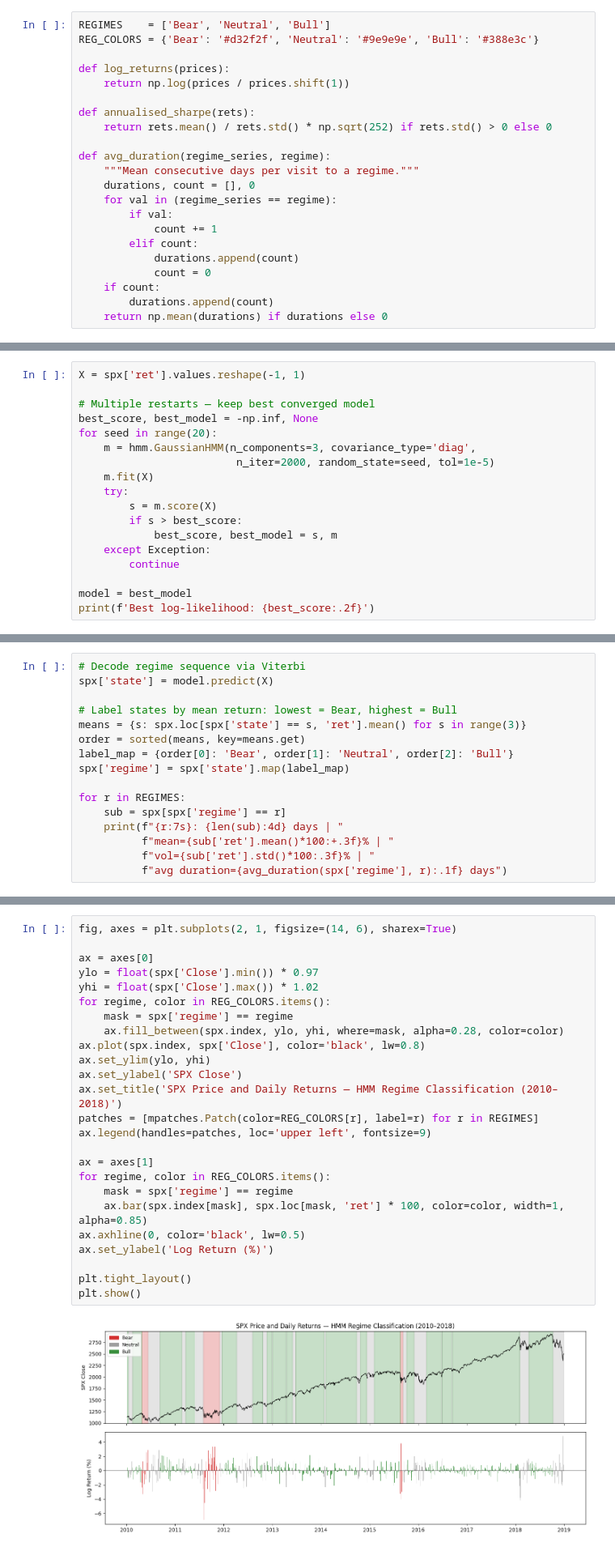
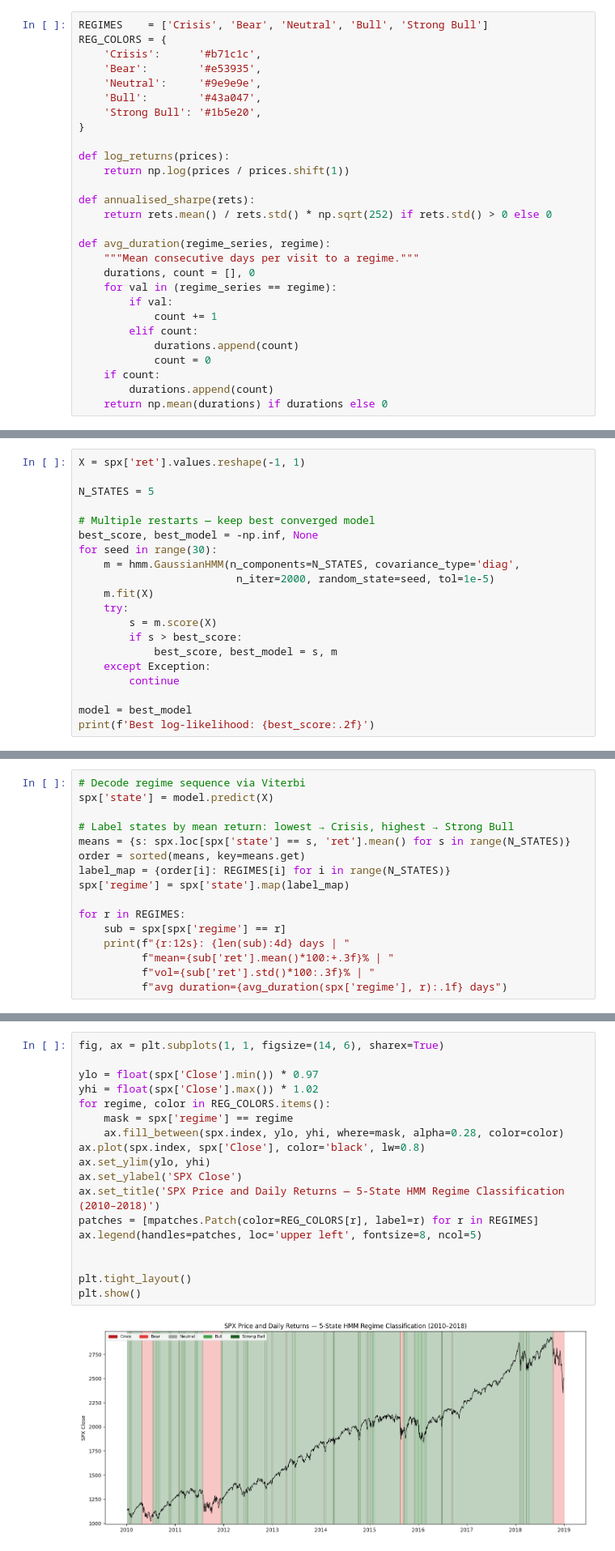
Before and after one commit to AdamA1024/5_Graphs, a Jupyter notebook: markov.ipynb, the cells around one changed output, grey strips where cells are left out. Shown at 81% size. Cells and saved outputs as stored; diff of their text form.

```diff
--- a/markov.ipynb
+++ b/markov.ipynb
@@ -23,8 +26,14 @@ import yfinance as yf
 import warnings
 warnings.filterwarnings('ignore')
 # %%
-REGIMES    = ['Bear', 'Neutral', 'Bull']
-REG_COLORS = {'Bear': '#d32f2f', 'Neutral': '#9e9e9e', 'Bull': '#388e3c'}
+REGIMES    = ['Crisis', 'Bear', 'Neutral', 'Bull', 'Strong Bull']
+REG_COLORS = {
+    'Crisis':      '#b71c1c',
+    'Bear':        '#e53935',
+    'Neutral':     '#9e9e9e',
+    'Bull':        '#43a047',
+    'Strong Bull': '#1b5e20',
+}
 
 def log_returns(prices):
     return np.log(prices / prices.shift(1))
@@ -84,10 +100,12 @@ which avoids getting stuck in poor local optima.
 # %%
 X = spx['ret'].values.reshape(-1, 1)
 
+N_STATES = 5
+
 # Multiple restarts — keep best converged model
 best_score, best_model = -np.inf, None
-for seed in range(20):
-    m = hmm.GaussianHMM(n_components=3, covariance_type='diag',
+for seed in range(30):
+    m = hmm.GaussianHMM(n_components=N_STATES, covariance_type='diag',
                          n_iter=2000, random_state=seed, tol=1e-5)
     m.fit(X)
     try:
@@ -123,15 +140,15 @@ Best log-likelihood: 7714.21
 # Decode regime sequence via Viterbi
 spx['state'] = model.predict(X)
 
-# Label states by mean return: lowest = Bear, highest = Bull
-means = {s: spx.loc[spx['state'] == s, 'ret'].mean() for s in range(3)}
+# Label states by mean return: lowest → Crisis, highest → Strong Bull
+means = {s: spx.loc[spx['state'] == s, 'ret'].mean() for s in range(N_STATES)}
 order = sorted(means, key=means.get)
-label_map = {order[0]: 'Bear', order[1]: 'Neutral', order[2]: 'Bull'}
+label_map = {order[i]: REGIMES[i] for i in range(N_STATES)}
 spx['regime'] = spx['state'].map(label_map)
 
 for r in REGIMES:
     sub = spx[spx['regime'] == r]
-    print(f"{r:7s}: {len(sub):4d} days | "
+    print(f"{r:12s}: {len(sub):4d} days | "
           f"mean={sub['ret'].mean()*100:+.3f}% | "
           f"vol={sub['ret'].std()*100:.3f}% | "
           f"avg duration={avg_duration(spx['regime'], r):.1f} days")
@@ -148,28 +169,21 @@ The key thing to check here is that Bear clusters align with known stress period
 # %%
-fig, axes = plt.subplots(2, 1, figsize=(14, 6), sharex=True)
+fig, ax = plt.subplots(1, 1, figsize=(14, 6), sharex=True)
 
-ax = axes[0]
 ylo = float(spx['Close'].min()) * 0.97
 yhi = float(spx['Close'].max()) * 1.02
 for regime, color in REG_COLORS.items():
     mask = spx['regime'] == regime
     ax.fill_between(spx.index, ylo, yhi, where=mask, alpha=0.28, color=color)
 ax.plot(spx.index, spx['Close'], color='black', lw=0.8)
 ax.set_ylim(ylo, yhi)
 ax.set_ylabel('SPX Close')
-ax.set_title('SPX Price and Daily Returns — HMM Regime Classification (2010–2018)')
+ax.set_title('SPX Price and Daily Returns — 5-State HMM Regime Classification (2010–2018)')
 patches = [mpatches.Patch(color=REG_COLORS[r], label=r) for r in REGIMES]
-ax.legend(handles=patches, loc='upper left', fontsize=9)
+ax.legend(handles=patches, loc='upper left', fontsize=8, ncol=5)
 
-ax = axes[1]
-for regime, color in REG_COLORS.items():
-    mask = spx['regime'] == regime
-    ax.bar(spx.index[mask], spx.loc[mask, 'ret'] * 100, color=color, width=1, alpha=0.85)
-ax.axhline(0, color='black', lw=0.5)
-ax.set_ylabel('Log Return (%)')
 
 plt.tight_layout()
 plt.show()
 # %% [output]
-[figure, old version]
+[figure, new version]
 # %% [markdown]
```
Also changed, not shown: parts of 21 cells of this notebook, 1 other file.
